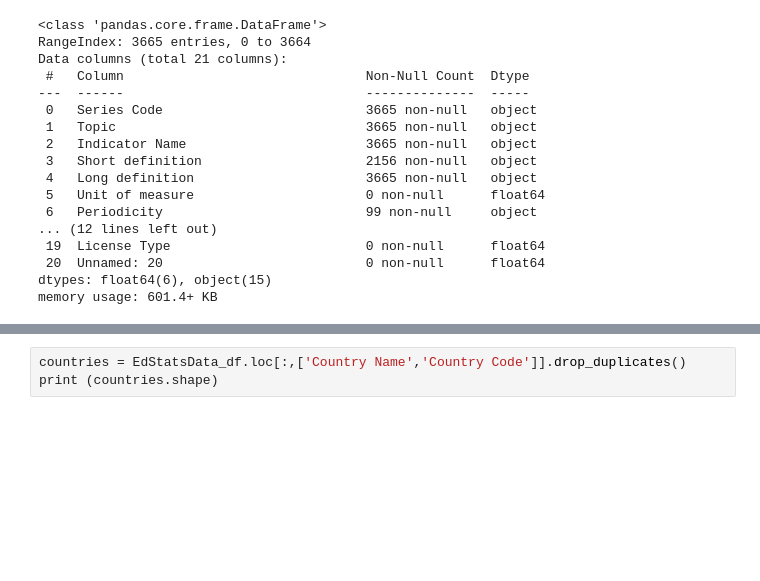
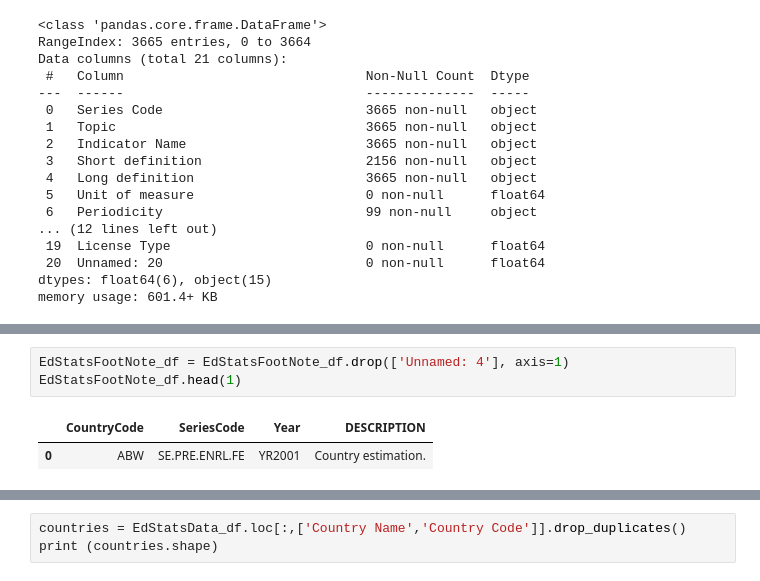
Before and after one commit to vanshika7-max/World-Bank-Education-Stats, a Jupyter notebook: Vanshika_Raj_Team_7_Capstone_Project.ipynb, the cells around one changed output, grey strips where cells are left out. Cells and saved outputs as stored; diff of their text form; blank space fills up the shorter version.

```diff
--- a/Vanshika_Raj_Team_7_Capstone_Project.ipynb
+++ b/Vanshika_Raj_Team_7_Capstone_Project.ipynb
@@ -128,3 +148,9 @@ EdStatsCountry_df.head(1)
 # %% [output]
 |  | Country Code | Short Name | Table Name | Long Name | 2-alpha code | Currency Unit | Special Notes | Region | ... |
 | 0 | ABW | Aruba | Aruba | Aruba | AW | Aruban florin | SNA data for 2000-2011 are update... | Latin America & Caribbean | ... |
+# %%
+EdStatsFootNote_df = EdStatsFootNote_df.drop(['Unnamed: 4'], axis=1)
+EdStatsFootNote_df.head(1)
+# %% [output]
+|  | CountryCode | SeriesCode | Year | DESCRIPTION |
+| 0 | ABW | SE.PRE.ENRL.FE | YR2001 | Country estimation. |
```
Also changed, not shown: parts of 49 cells of this notebook.
